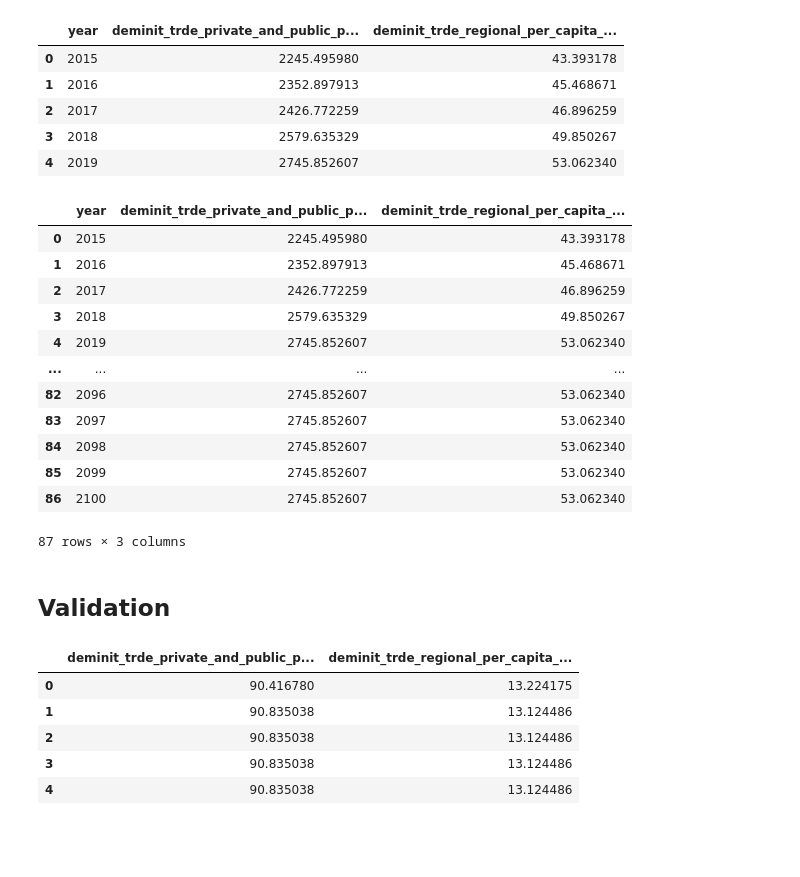
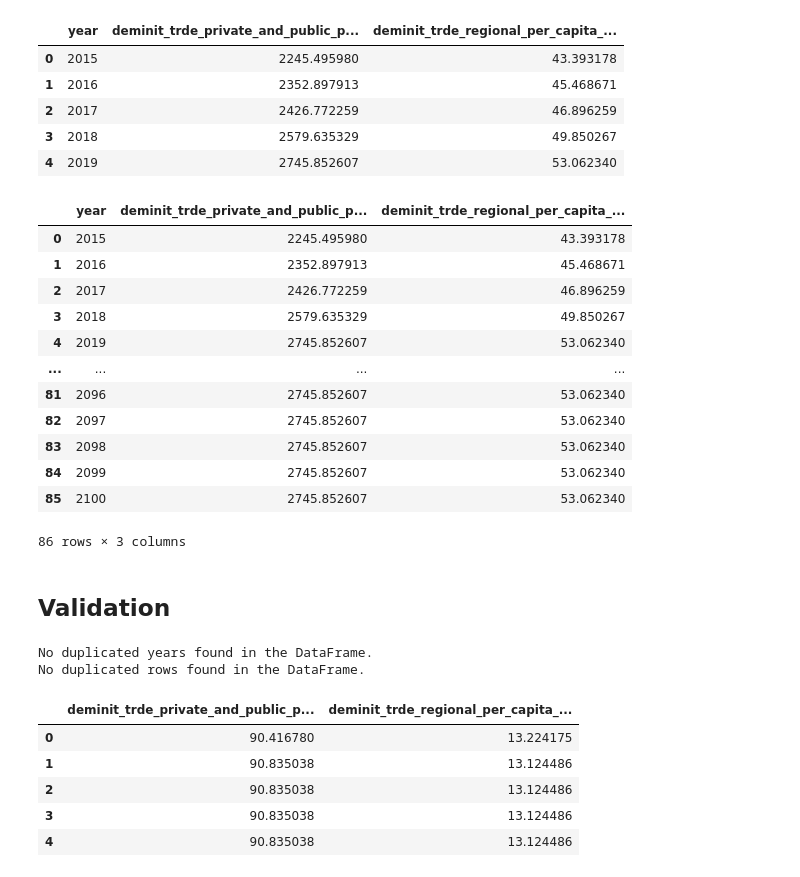
Before and after one commit to sisepuede-framework/ssp_uganda_data, a Jupyter notebook: PASSENGER_TRANSPORT_DEMAND.ipynb, the cells around one changed output. Cells and saved outputs as stored; diff of their text form; code cells hidden in the pictures; blank space fills up the shorter version.

```diff
--- a/PASSENGER_TRANSPORT_DEMAND.ipynb
+++ b/PASSENGER_TRANSPORT_DEMAND.ipynb
@@ -230,24 +230,30 @@ trde_passenger_df.tail()
 | 3 | 2018 | 2579.635329 | 49.850267 |
 | 4 | 2019 | 2745.852607 | 53.062340 |
 # %%
-trde_passenger_df_extended = gu.extend_projection(trde_passenger_df, base_year, 2100)
+trde_passenger_df_extended = gu.extend_projection(trde_passenger_df, base_year + 1, 2100)
 trde_passenger_df_extended
 # %% [output]
 |  | year | deminit_trde_private_and_public_p... | deminit_trde_regional_per_capita_... |
 | 0 | 2015 | 2245.495980 | 43.393178 |
 | 1 | 2016 | 2352.897913 | 45.468671 |
 | 2 | 2017 | 2426.772259 | 46.896259 |
 | 3 | 2018 | 2579.635329 | 49.850267 |
 | 4 | 2019 | 2745.852607 | 53.062340 |
 | ... | ... | ... | ... |
-| 82 | 2096 | 2745.852607 | 53.062340 |
-| 83 | 2097 | 2745.852607 | 53.062340 |
-| 84 | 2098 | 2745.852607 | 53.062340 |
-| 85 | 2099 | 2745.852607 | 53.062340 |
-| 86 | 2100 | 2745.852607 | 53.062340 |
+| 81 | 2096 | 2745.852607 | 53.062340 |
+| 82 | 2097 | 2745.852607 | 53.062340 |
+| 83 | 2098 | 2745.852607 | 53.062340 |
+| 84 | 2099 | 2745.852607 | 53.062340 |
+| 85 | 2100 | 2745.852607 | 53.062340 |
-87 rows × 3 columns
+86 rows × 3 columns
 # %% [markdown]
 ## Validation
+# %%
+# Check for duplicates
+gu.check_duplicates(trde_passenger_df_extended)
+# %% [output]
+No duplicated years found in the DataFrame.
+No duplicated rows found in the DataFrame.
 # %%
 og_df = pd.read_csv(os.path.join(INPUT_DATA_DIR_PATH, "sisepuede_raw_global_inputs_uganda.csv"))
 og_df = og_df[["deminit_trde_private_and_public_per_capita_passenger_km",
```
Also changed, not shown: 25 other files.
